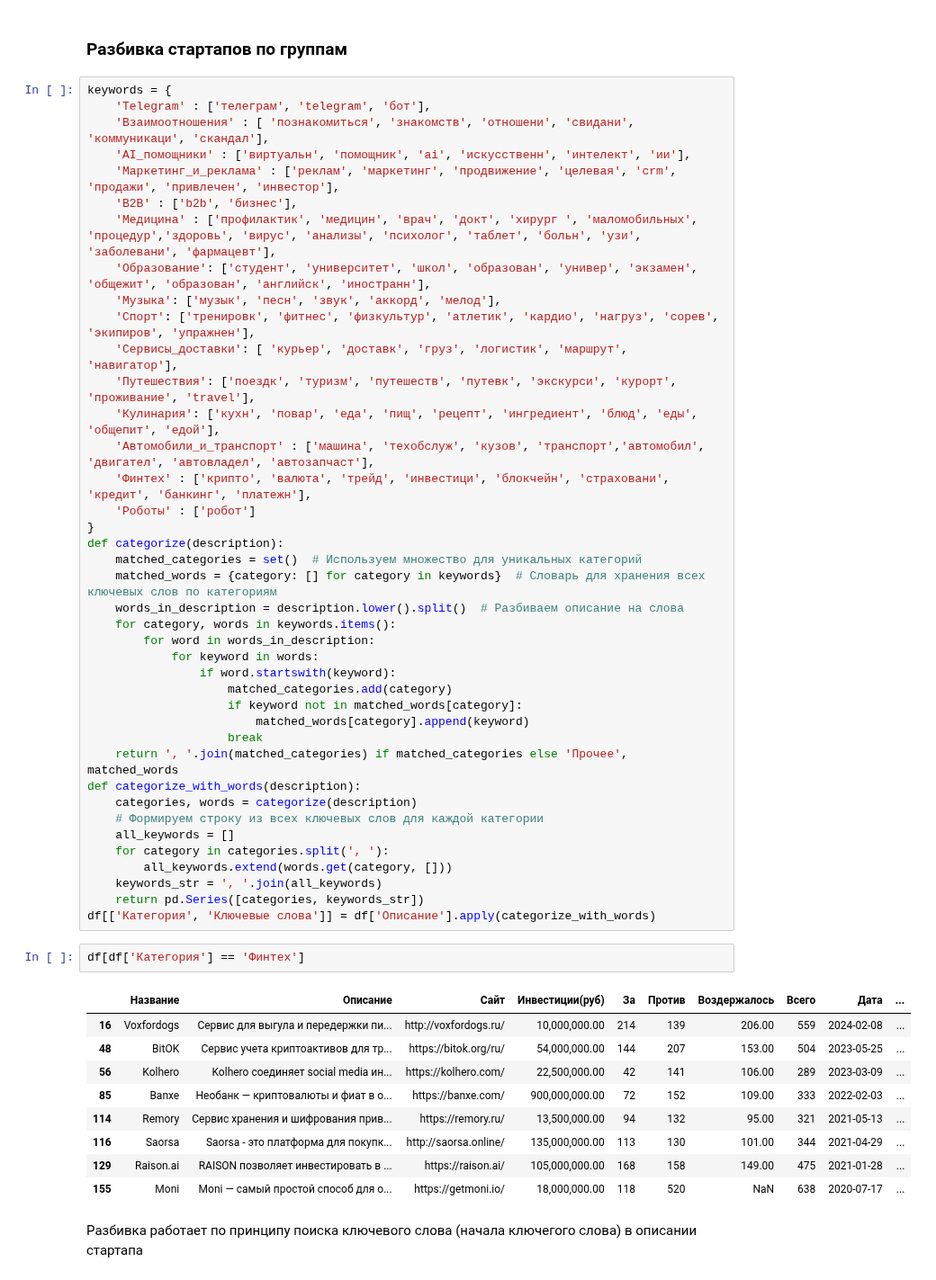
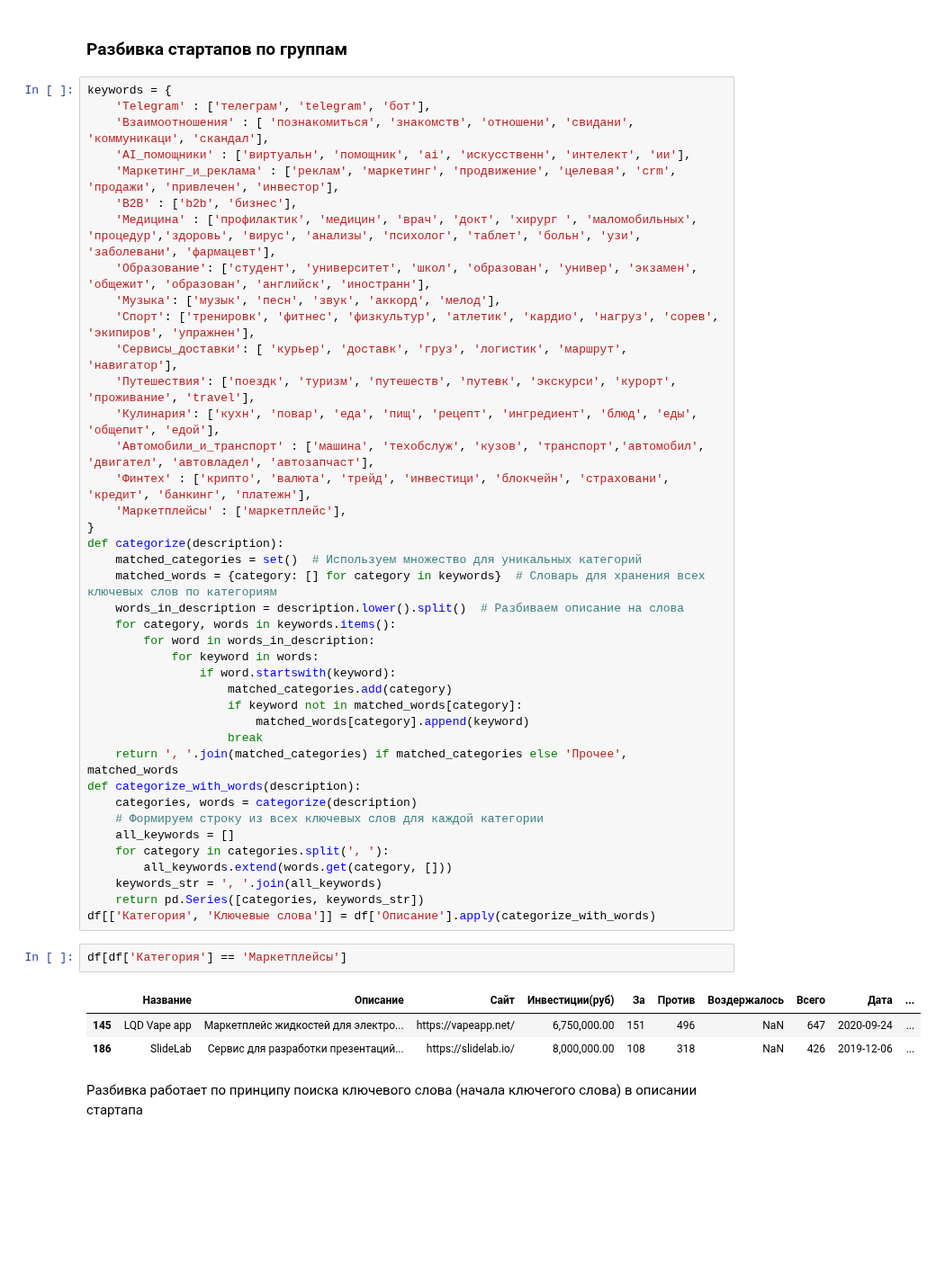
Before and after one commit to panchill/Startup-analytics, a Jupyter notebook: Startup_analytics.ipynb, the cells around one changed output. Shown at 90% size. Cells and saved outputs as stored; diff of their text form; blank space fills up the shorter version.

```diff
--- a/Startup_analytics.ipynb
+++ b/Startup_analytics.ipynb
@@ -64,7 +64,7 @@ keywords = {
     'Кулинария': ['кухн', 'повар', 'еда', 'пищ', 'рецепт', 'ингредиент', 'блюд', 'еды', 'общепит', 'едой'],
     'Автомобили_и_транспорт' : ['машина', 'техобслуж', 'кузов', 'транспорт','автомобил', 'двигател', 'автовладел', 'автозапчаст'],
     'Финтех' : ['крипто', 'валюта', 'трейд', 'инвестици', 'блокчейн', 'страховани', 'кредит', 'банкинг', 'платежн'],
-    'Роботы' : ['робот']
+    'Маркетплейсы' : ['маркетплейс'],
 }
 def categorize(description):
     matched_categories = set()  # Используем множество для уникальных категорий
@@ -89,17 +89,11 @@ def categorize_with_words(description):
     return pd.Series([categories, keywords_str])
 df[['Категория', 'Ключевые слова']] = df['Описание'].apply(categorize_with_words)
 # %%
-df[df['Категория'] == 'Финтех']
+df[df['Категория'] == 'Маркетплейсы']
 # %% [output]
 |  | Название | Описание | Сайт | Инвестиции(руб) | За | Против | Воздержалось | Всего | Дата | ... |
-| 16 | Voxfordogs | Сервис для выгула и передержки пи... | http://voxfordogs.ru/ | 10,000,000.00 | 214 | 139 | 206.00 | 559 | 2024-02-08 | ... |
-| 48 | BitOK | Сервис учета криптоактивов для тр... | https://bitok.org/ru/ | 54,000,000.00 | 144 | 207 | 153.00 | 504 | 2023-05-25 | ... |
-| 56 | Kolhero | Kolhero соединяет social media ин... | https://kolhero.com/ | 22,500,000.00 | 42 | 141 | 106.00 | 289 | 2023-03-09 | ... |
-| 85 | Banxe | Необанк — криптовалюты и фиат в о... | https://banxe.com/ | 900,000,000.00 | 72 | 152 | 109.00 | 333 | 2022-02-03 | ... |
-| 114 | Remory | Сервис хранения и шифрования прив... | https://remory.ru/ | 13,500,000.00 | 94 | 132 | 95.00 | 321 | 2021-05-13 | ... |
-| 116 | Saorsa | Saorsa - это платформа для покупк... | http://saorsa.online/ | 135,000,000.00 | 113 | 130 | 101.00 | 344 | 2021-04-29 | ... |
-| 129 | Raison.ai | RAISON позволяет инвестировать в ... | https://raison.ai/ | 105,000,000.00 | 168 | 158 | 149.00 | 475 | 2021-01-28 | ... |
-| 155 | Moni | Moni — самый простой способ для о... | https://getmoni.io/ | 18,000,000.00 | 118 | 520 | NaN | 638 | 2020-07-17 | ... |
+| 145 | LQD Vape app | Маркетплейс жидкостей для электро... | https://vapeapp.net/ | 6,750,000.00 | 151 | 496 | NaN | 647 | 2020-09-24 | ... |
+| 186 | SlideLab | Сервис для разработки презентаций... | https://slidelab.io/ | 8,000,000.00 | 108 | 318 | NaN | 426 | 2019-12-06 | ... |
 # %% [markdown]
 
 Разбивка работает по принципу поиска ключевого слова (начала ключегого слова) в описании стартапа
```
Also changed, not shown: parts of 5 cells of this notebook.
